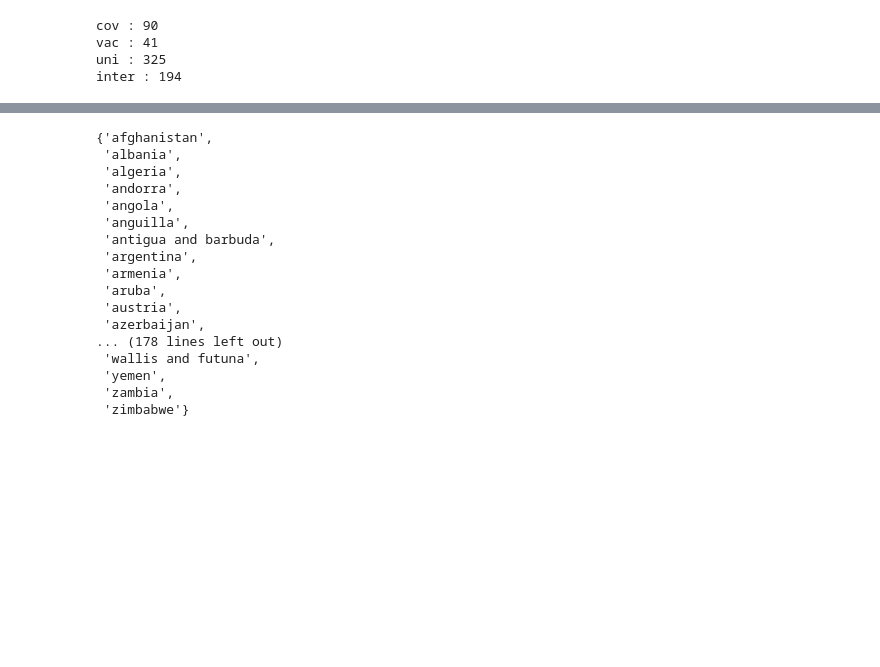
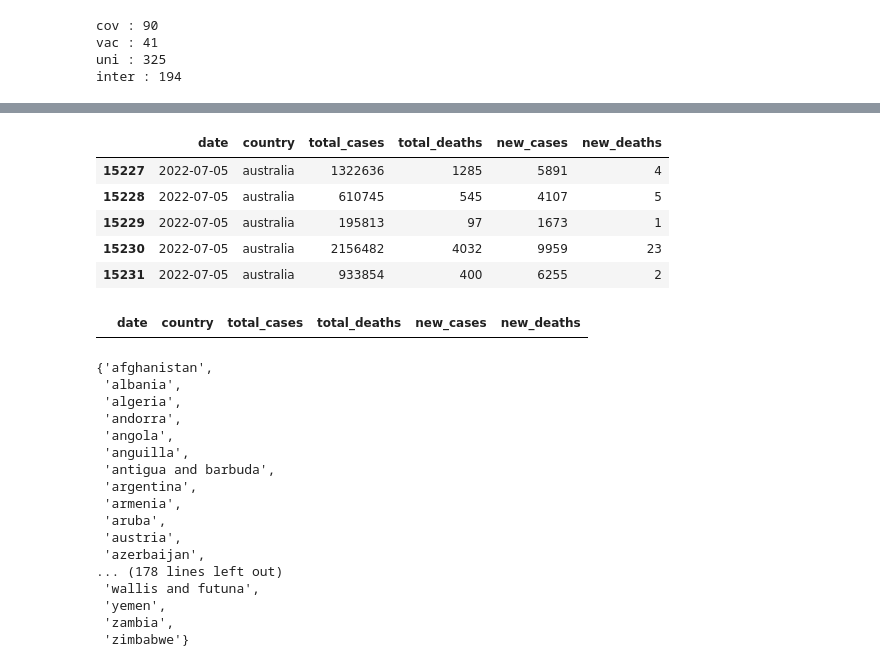
Before and after one commit to Akashkunwar/dscodes, a Jupyter notebook: cases_vaccination.ipynb, the cells around one changed output, grey strips where cells are left out. Saved outputs shown, nothing was run; the diff lists cells and outputs as text; code cells hidden in the pictures; blank space fills up the shorter version.

```diff
--- a/cases_vaccination.ipynb
+++ b/cases_vaccination.ipynb
@@ -329,3 +352,16 @@ inter = set(covid_df.country).intersection(set(vaccine_df.country))
+# %%
+covid_df[covid_df.country=='australia'].tail()
+# %% [output]
+|  | date | country | total_cases | total_deaths | new_cases | new_deaths |
+| 15227 | 2022-07-05 | australia | 1322636 | 1285 | 5891 | 4 |
+| 15228 | 2022-07-05 | australia | 610745 | 545 | 4107 | 5 |
+| 15229 | 2022-07-05 | australia | 195813 | 97 | 1673 | 1 |
+| 15230 | 2022-07-05 | australia | 2156482 | 4032 | 9959 | 23 |
+| 15231 | 2022-07-05 | australia | 933854 | 400 | 6255 | 2 |
+# %%
+covid_df[covid_df.country=='saint helena, ascension and tristan da cunha'].tail()
+# %% [output]
+|  | date | country | total_cases | total_deaths | new_cases | new_deaths |
 # %%
 set(cov)
 
```
Also changed, not shown: parts of 20 cells of this notebook.
